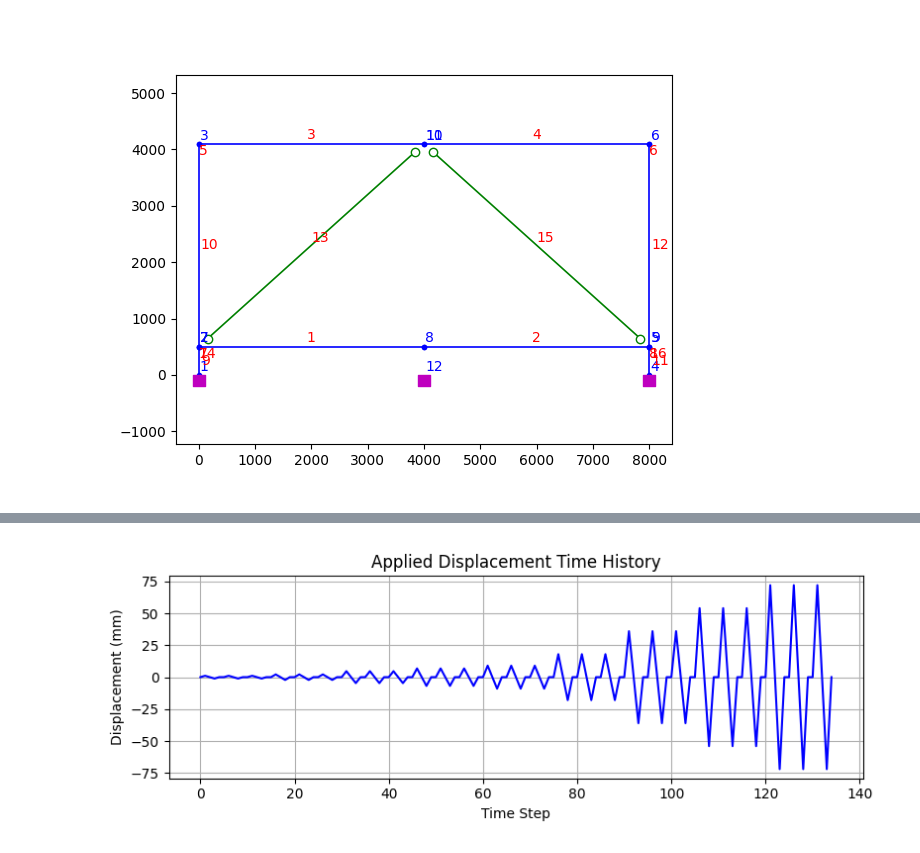
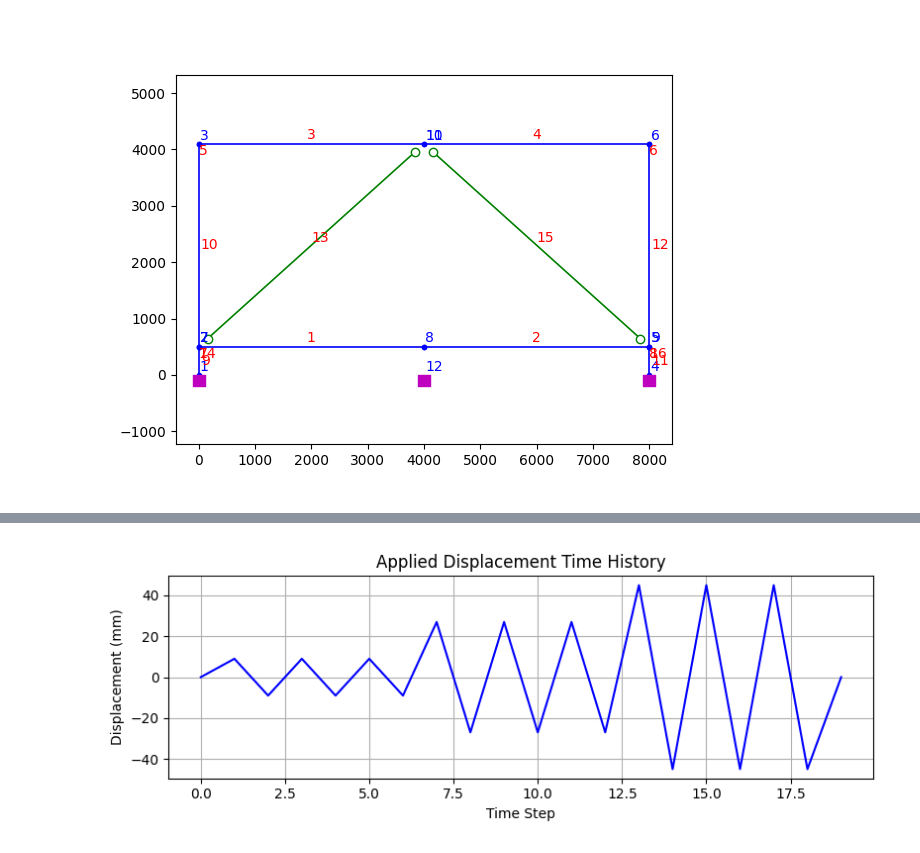
Before and after one commit to ashishthapaweb/buckling-restrained-braced-glulam-frames, a Jupyter notebook: BRBGFs.ipynb, the cells around one changed output, grey strips where cells are left out. Drawn from its saved outputs; the diff is of its cells as text; code cells hidden in the pictures.

```diff
--- a/BRBGFs.ipynb
+++ b/BRBGFs.ipynb
@@ -222,28 +225,29 @@ test('EnergyIncr', 1e-10, 10000, 0)
 algorithm('KrylovNewton')
 # %%
 def generate_applied_dips(amplitudes, blocks_per_amplitude=3):
-    applied_disp = []
+    applied_disp = [0]  # Start at zero
     for amp in amplitudes:
         amp_disp = amp * H / 100
         for _ in range(blocks_per_amplitude):
-            applied_disp.extend([0, amp_disp, 0, -amp_disp, 0])
+            applied_disp.extend([amp_disp, -amp_disp])
+    applied_disp.append(0)  # End at zero
     return applied_disp
 
 
-drift_ratio_amps = [0.03, 0.06, 0.13, 0.19, 0.25, 0.5, 1.0, 1.5, 2.0]
+drift_ratio_amps = [0.25, 0.75, 1.25]
 applied_disp = generate_applied_dips(drift_ratio_amps)
 
 # Time axis
 time = np.arange(len(applied_disp))
 
 # Plotting
 plt.figure(figsize=(8, 3))
 plt.plot(time, applied_disp, color='blue', linewidth=1.5)
 plt.title("Applied Displacement Time History")
 plt.xlabel("Time Step")
 plt.ylabel("Displacement (mm)")
 plt.grid(True)
 plt.tight_layout()
 plt.show()
 # %% [output]
-[figure, old version]
+[figure, new version]
```
Also changed, not shown: parts of 11 cells of this notebook, 2 other files.
